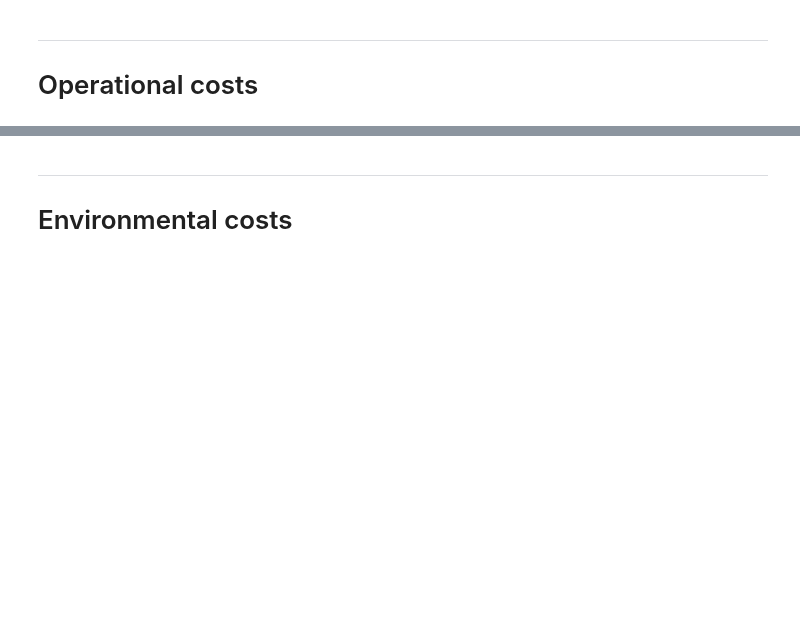
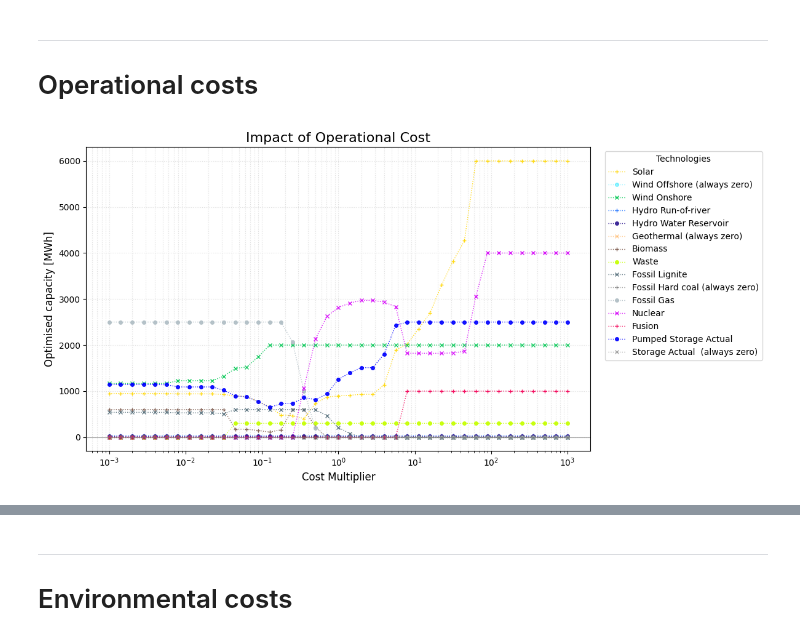
Before and after one commit to menkobalazs/power-systems-analysis, a Jupyter notebook: 08_sensitivity_test_result.ipynb, the cells around one changed output, grey strips where cells are left out. Saved outputs shown, nothing was run; the diff lists cells and outputs as text; code cells hidden in the pictures; blank space fills up the shorter version.

```diff
--- a/08_sensitivity_test_result.ipynb
+++ b/08_sensitivity_test_result.ipynb
@@ -24,5 +45,7 @@ create_heatmap(nws_cap_normed, title='Capital', savefig='figures/sensitivity_tes
 # %%
 nws_op, nws_op_normed = read_nc_data('data/sensitivity_test/networks/operation/*.nc', baseline)
 # %%
-create_lineplot(nws_op, title='Operational', savefig='figures/sensitivity_test/operation.png')
+create_lineplot(nws_op, title='Operational', savefig=fig_path+'operation.png')
+# %% [output]
+[figure, added]
 # %%
```
Also changed, not shown: parts of 11 cells of this notebook.
